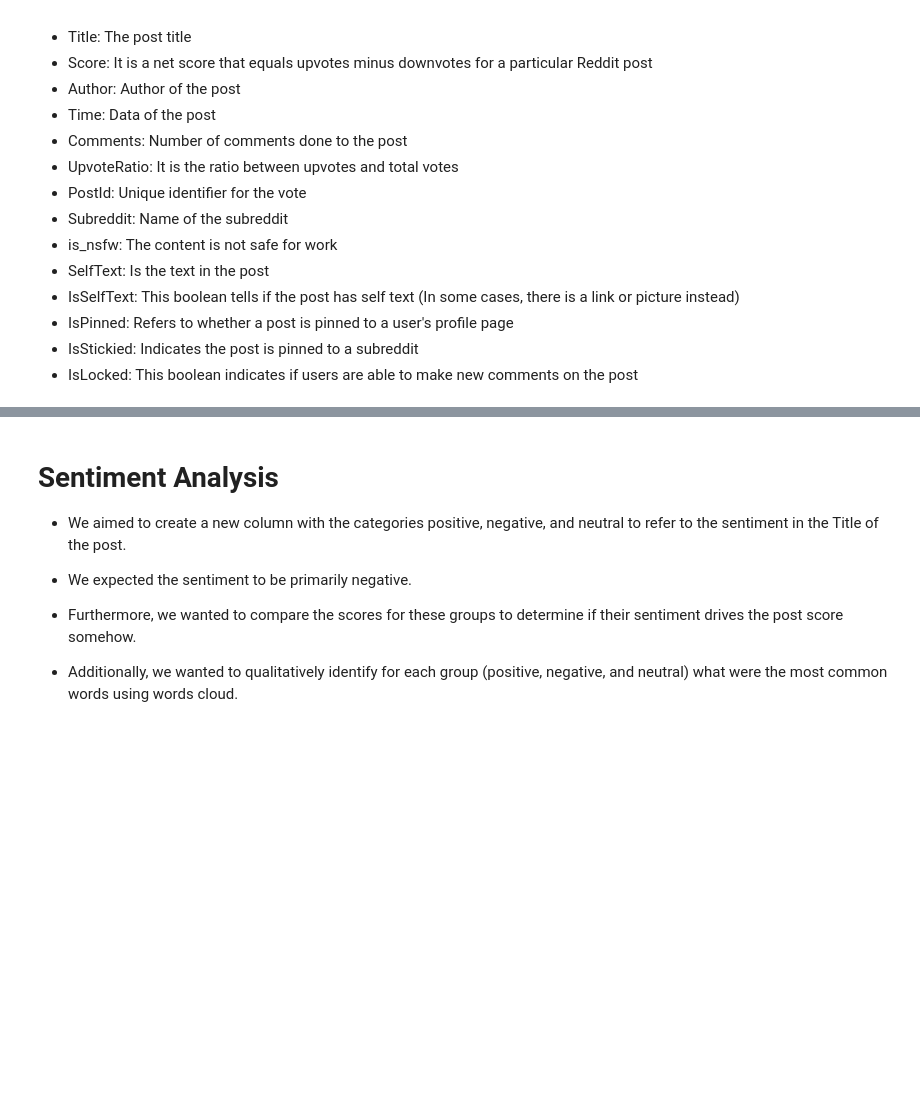
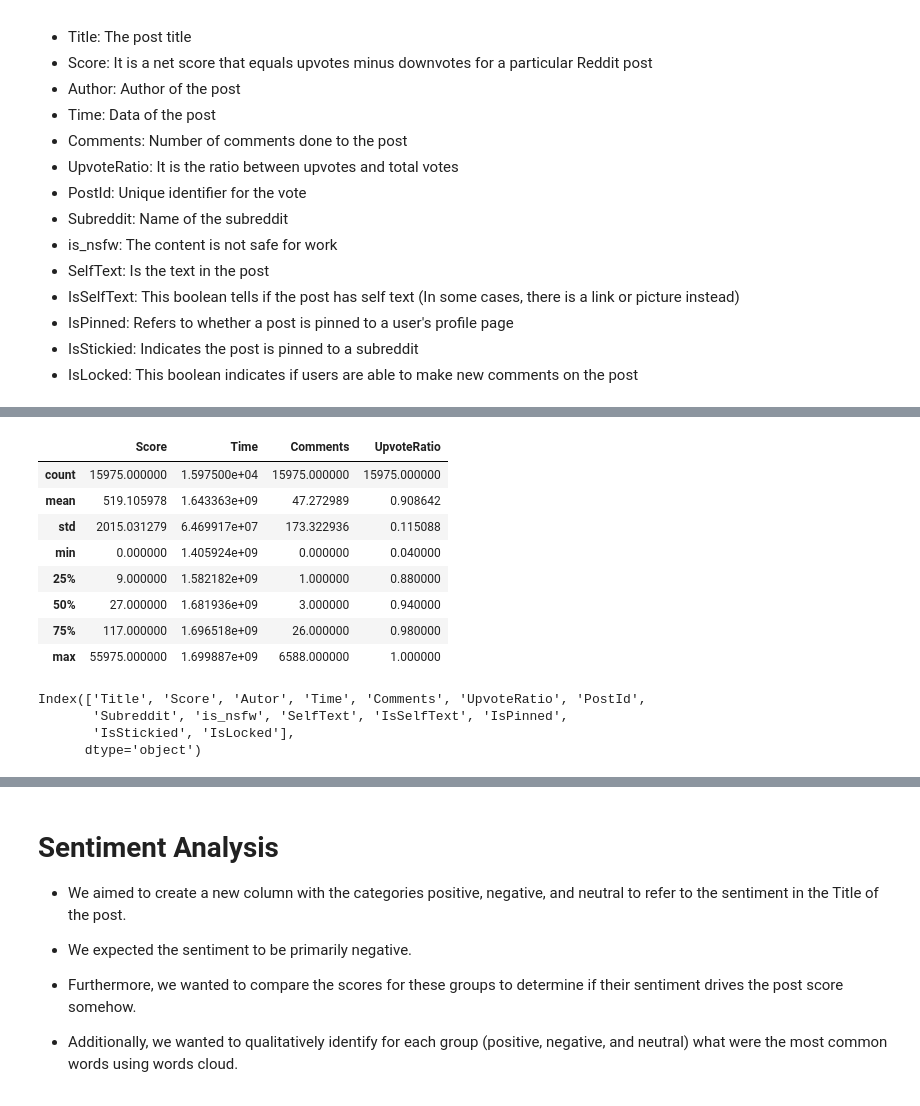
Before and after one commit to mlgomez0/advanced_python_project, a Jupyter notebook: notebooks/climate_change.ipynb, the cells around one changed output, grey strips where cells are left out. Saved outputs shown, nothing was run; the diff lists cells and outputs as text; code cells hidden in the pictures; blank space fills up the shorter version.

```diff
--- a/notebooks/climate_change.ipynb
+++ b/notebooks/climate_change.ipynb
@@ -140,0 +145,3 @@ if scrape_data:
+# %%
+data = pd.read_csv('climate_change.csv')
+data.head()
@@ -140,0 +179,19 @@ if scrape_data:
+# %%
+data.describe()
+# %% [output]
+|  | Score | Time | Comments | UpvoteRatio |
+| count | 15975.000000 | 1.597500e+04 | 15975.000000 | 15975.000000 |
+| mean | 519.105978 | 1.643363e+09 | 47.272989 | 0.908642 |
+| std | 2015.031279 | 6.469917e+07 | 173.322936 | 0.115088 |
+| min | 0.000000 | 1.405924e+09 | 0.000000 | 0.040000 |
+| 25% | 9.000000 | 1.582182e+09 | 1.000000 | 0.880000 |
+| 50% | 27.000000 | 1.681936e+09 | 3.000000 | 0.940000 |
+| 75% | 117.000000 | 1.696518e+09 | 26.000000 | 0.980000 |
+| max | 55975.000000 | 1.699887e+09 | 6588.000000 | 1.000000 |
+# %%
+data.columns
+# %% [output]
+Index(['Title', 'Score', 'Autor', 'Time', 'Comments', 'UpvoteRatio', 'PostId',
+       'Subreddit', 'is_nsfw', 'SelfText', 'IsSelfText', 'IsPinned',
+       'IsStickied', 'IsLocked'],
+      dtype='object')
```
Also changed, not shown: parts of 9 cells of this notebook, 1 other file.
